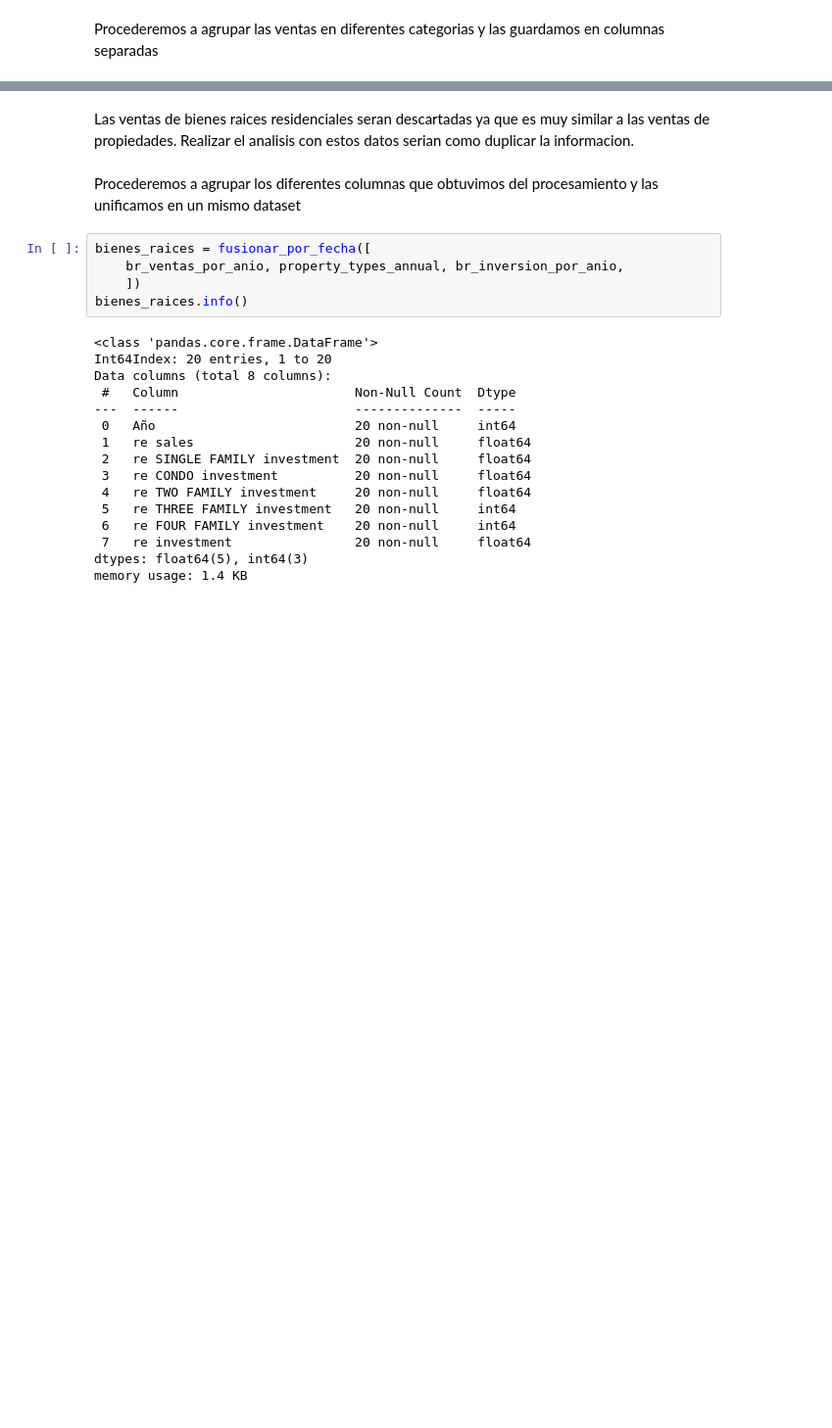
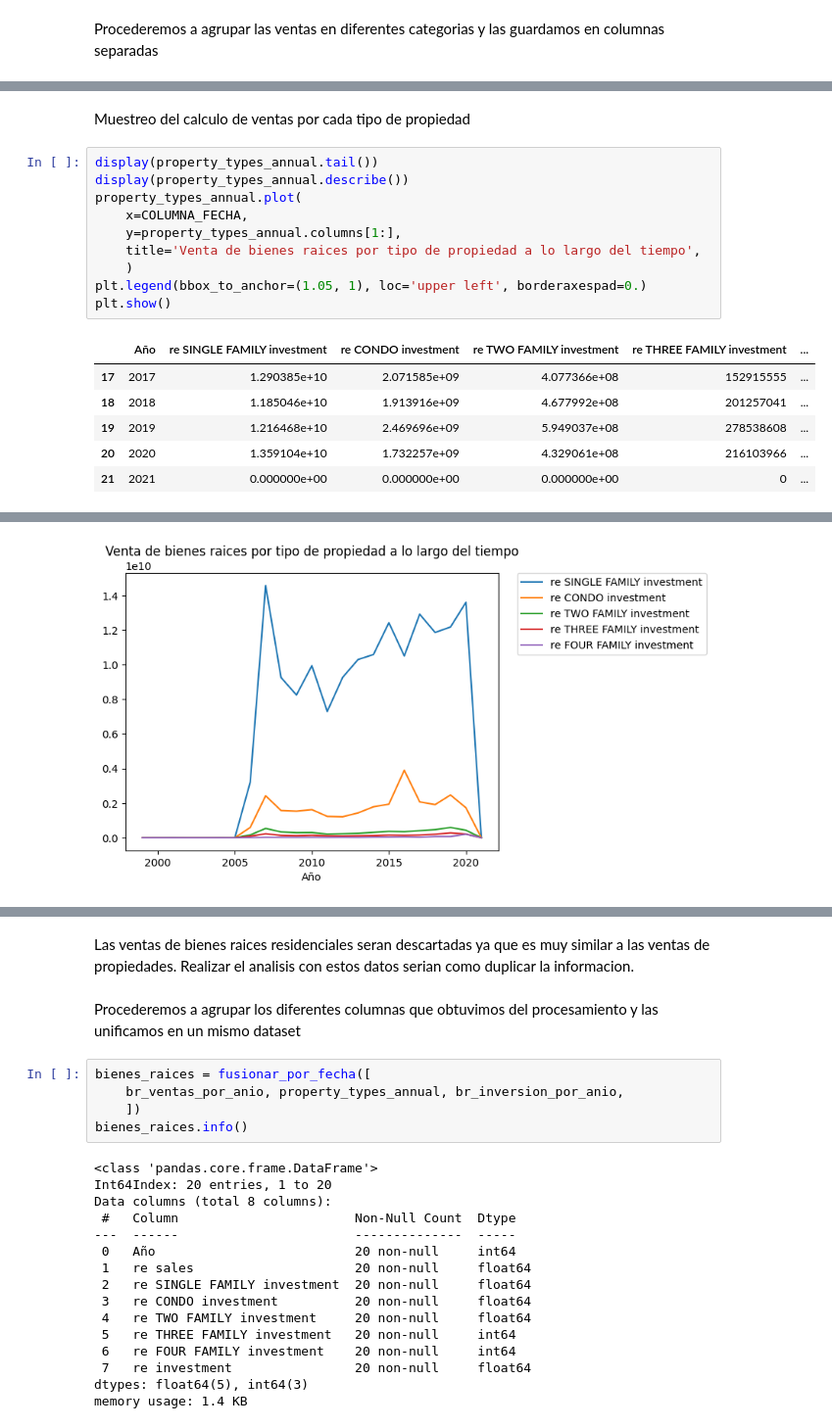
Before and after one commit to LimaBD/math3-unsam, a Jupyter notebook: PDP/impacto_de_la_computacion_en_las_industrias_convencionales.ipynb, the cells around one changed output, grey strips where cells are left out. Shown at 98% size. Cells and saved outputs as stored; diff of their text form; blank space fills up the shorter version.

```diff
--- a/PDP/impacto_de_la_computacion_en_las_industrias_convencionales.ipynb
+++ b/PDP/impacto_de_la_computacion_en_las_industrias_convencionales.ipynb
@@ -1141,0 +1141,19 @@ Dataset de ventas por tipo de residencia
+# %% [markdown]
+Muestreo del calculo de ventas por cada tipo de propiedad
+# %%
+display(property_types_annual.tail())
+display(property_types_annual.describe())
+property_types_annual.plot(
+    x=COLUMNA_FECHA,
+    y=property_types_annual.columns[1:],
+    title='Venta de bienes raices por tipo de propiedad a lo largo del tiempo',
+    )
+plt.legend(bbox_to_anchor=(1.05, 1), loc='upper left', borderaxespad=0.)
+plt.show()
+# %% [output]
+|  | Año | re SINGLE FAMILY investment | re CONDO investment | re TWO FAMILY investment | re THREE FAMILY investment | ... |
+| 17 | 2017 | 1.290385e+10 | 2.071585e+09 | 4.077366e+08 | 152915555 | ... |
+| 18 | 2018 | 1.185046e+10 | 1.913916e+09 | 4.677992e+08 | 201257041 | ... |
+| 19 | 2019 | 1.216468e+10 | 2.469696e+09 | 5.949037e+08 | 278538608 | ... |
+| 20 | 2020 | 1.359104e+10 | 1.732257e+09 | 4.329061e+08 | 216103966 | ... |
+| 21 | 2021 | 0.000000e+00 | 0.000000e+00 | 0.000000e+00 | 0 | ... |
@@ -1141,0 +1169 @@ Dataset de ventas por tipo de residencia
+[figure, added]
```
Also changed, not shown: parts of 72 cells of this notebook, 1 other file.
